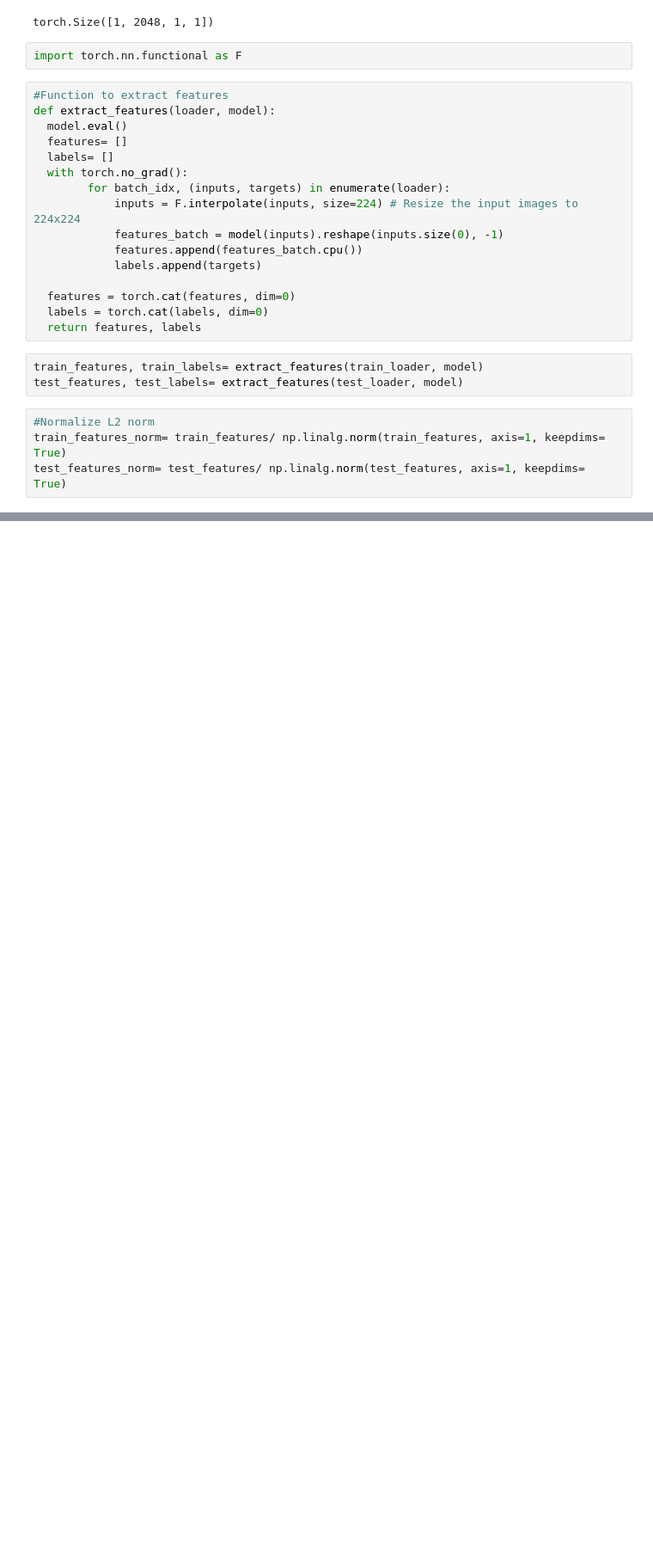
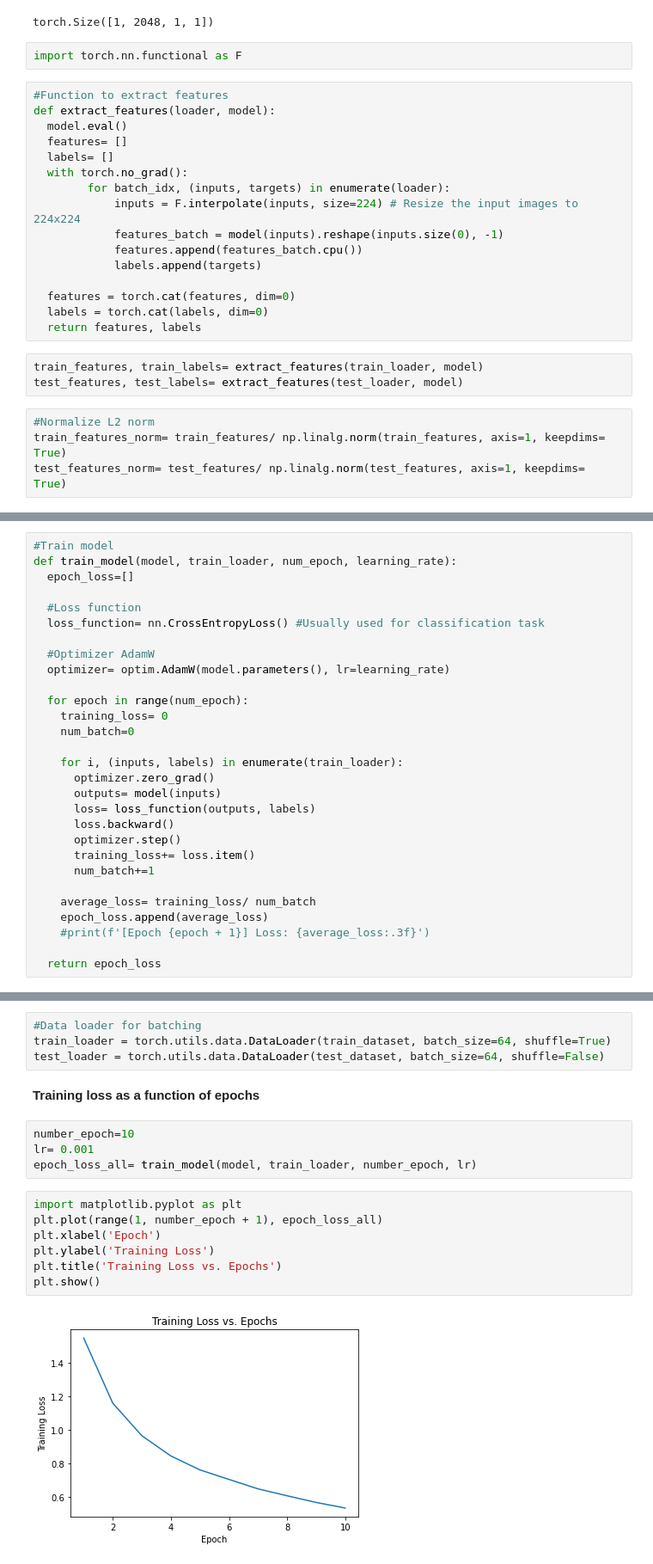
Before and after one commit to anastasiarenata1/deeplearning, a Jupyter notebook: ResNet-50_Transfer_Learning_Transformers.ipynb, the cells around one changed output, grey strips where cells are left out. Shown at 86% size. Saved outputs shown, nothing was run; the diff lists cells and outputs as text; blank space fills up the shorter version.

```diff
--- a/ResNet-50_Transfer_Learning_Transformers.ipynb
+++ b/ResNet-50_Transfer_Learning_Transformers.ipynb
@@ -367,0 +422,29 @@ Mean-per-class accuracy: 0.9377537212449256
+# %%
+#Train model
+def train_model(model, train_loader, num_epoch, learning_rate):
+  epoch_loss=[]
+
+  #Loss function
+  loss_function= nn.CrossEntropyLoss() #Usually used for classification task
+
+  #Optimizer AdamW
+  optimizer= optim.AdamW(model.parameters(), lr=learning_rate)
+
+  for epoch in range(num_epoch):
+    training_loss= 0
+    num_batch=0
+
+    for i, (inputs, labels) in enumerate(train_loader):
+      optimizer.zero_grad()
+      outputs= model(inputs)
+      loss= loss_function(outputs, labels)
+      loss.backward()
+      optimizer.step()
+      training_loss+= loss.item()
+      num_batch+=1
+
+    average_loss= training_loss/ num_batch
+    epoch_loss.append(average_loss)
+    #print(f'[Epoch {epoch + 1}] Loss: {average_loss:.3f}')
+
+  return epoch_loss
@@ -367,0 +481,19 @@ Mean-per-class accuracy: 0.9377537212449256
+# %%
+#Data loader for batching
+train_loader = torch.utils.data.DataLoader(train_dataset, batch_size=64, shuffle=True)
+test_loader = torch.utils.data.DataLoader(test_dataset, batch_size=64, shuffle=False)
+# %% [markdown]
+**Training loss as a function of epochs**
+# %%
+number_epoch=10
+lr= 0.001
+epoch_loss_all= train_model(model, train_loader, number_epoch, lr)
+# %%
+import matplotlib.pyplot as plt
+plt.plot(range(1, number_epoch + 1), epoch_loss_all)
+plt.xlabel('Epoch')
+plt.ylabel('Training Loss')
+plt.title('Training Loss vs. Epochs')
+plt.show()
+# %% [output]
+[figure, added]
```
Also changed, not shown: parts of 20 cells of this notebook.
